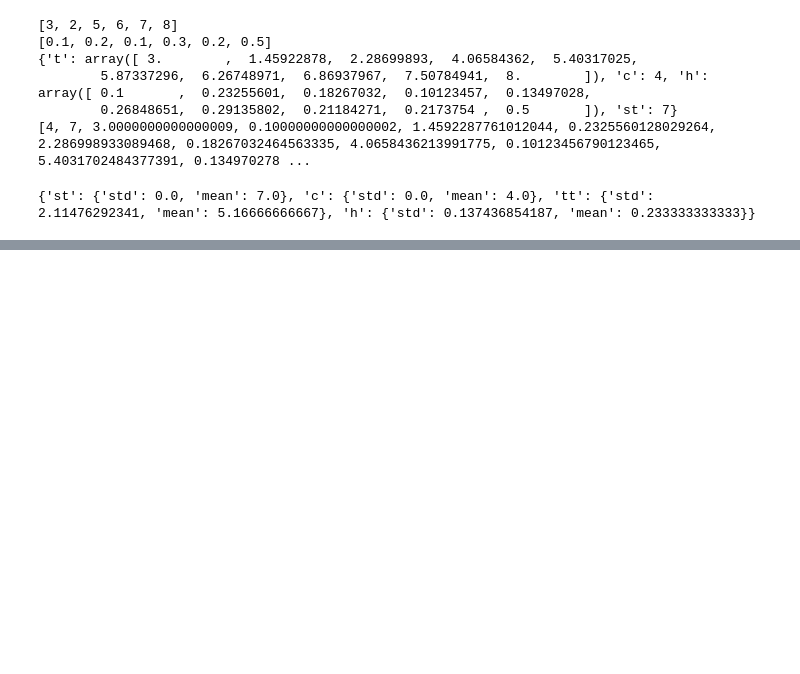
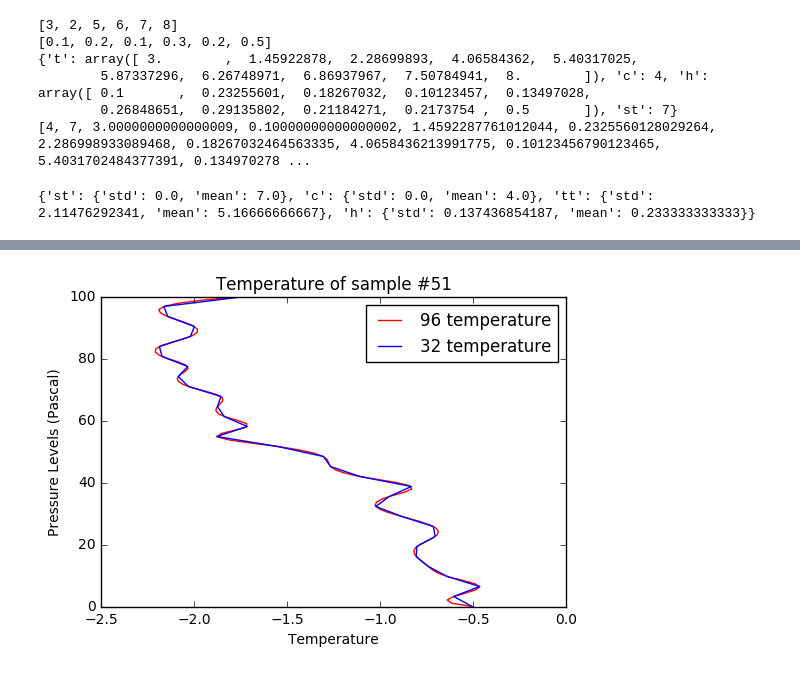
Before and after one commit to adamalpi/radnet, a Jupyter notebook: helpers/plots.ipynb, the cells around one changed output, grey strips where cells are left out. Drawn from its saved outputs; the diff is of its cells as text; code cells hidden in the pictures; blank space fills up the shorter version.

```diff
--- a/helpers/plots.ipynb
+++ b/helpers/plots.ipynb
@@ -304,0 +409,40 @@ print(STATISTIC_PARAMS)
+# %%
+#temperature
+a = [-0.50553716, -0.61478965, -0.63901615, -0.60715693, -0.54815224, -0.49094234,
+ -0.4644675,  -0.49118974, -0.55526699, -0.62683005, -0.67949185, -0.71222651,
+ -0.73517112, -0.75758818, -0.78048669, -0.80053098, -0.81435168, -0.8186371,
+ -0.8101117,  -0.78604306, -0.75141615, -0.71695829, -0.69329216, -0.68657322,
+ -0.69901987, -0.73251986, -0.78409602, -0.84569718, -0.90903503, -0.9658392,
+ -1.00786149, -1.02693812, -1.01919446, -0.98703399, -0.93347498, -0.87123702,
+ -0.82991973, -0.84068493, -0.91458242, -1.02090468, -1.12377601, -1.19790334,
+ -1.24433526, -1.26815171, -1.27671804, -1.28425466, -1.30626188, -1.35557422,
+ -1.43534565, -1.54653333, -1.6830902, -1.80810361 ,-1.8761614,  -1.85493933,
+ -1.7822112,  -1.71912019, -1.71721229, -1.76519428, -1.82652762, -1.8679567,
+ -1.88315414, -1.87876231, -1.86208912, -1.84625605, -1.84772571, -1.88133667,
+ -1.94099288, -2.0062959,  -2.05726973, -2.08524754, -2.09072245, -2.07490224,
+ -2.04862747, -2.03197459, -2.04475717, -2.08825077, -2.14269697, -2.1873817,
+ -2.20918094, -2.20517132, -2.17325842, -2.11860433, -2.05794707, -2.0090072,
+ -1.98362419, -1.9824653,  -2.00493478, -2.04730684, -2.09874448, -2.14742847,
+ -2.18157383, -2.18948911, -2.15949868, -2.07992693, -1.93909822, -1.72533694]
+b = [-0.50553716, -0.60385945, -0.46478618, -0.63902122, -0.74074759, -0.80583071,
+ -0.80267262, -0.70436219, -0.7136264,  -0.88279403, -1.02326905, -0.95098816,
+ -0.83217263, -1.1088836,  -1.26669313, -1.30516749, -1.55065388, -1.87804059,
+ -1.71397318, -1.83846601, -1.87477982, -1.85552005, -2.03039939, -2.08551791,
+ -2.03430199, -2.17248567, -2.18667293, -2.01956111, -1.99877905, -2.14171555,
+ -2.16280474, -1.72533694]
+
+
+y1 = np.linspace(0, 100, len(a))
+y2 = np.linspace(0, 100, len(b))
+
+plt.figure()
+plt.title("Temperature of sample #{}".format(id_file))
+plt.xlabel("Temperature")
+plt.ylabel("Pressure Levels (Pascal)")
+plt.plot(a, y1, label="96 temperature", color='red' )
+plt.plot(b, y2, label="32 temperature",color='blue')
+
+plt.legend()
+plt.show()
+# %% [output]
+[figure, added]
```
Also changed, not shown: parts of 2 cells of this notebook, 2 other files.
